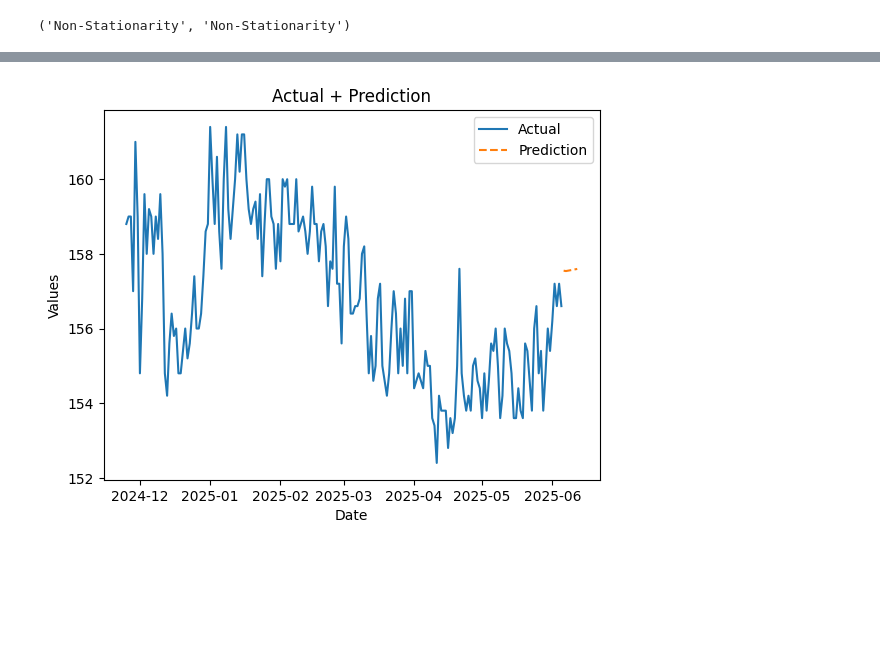
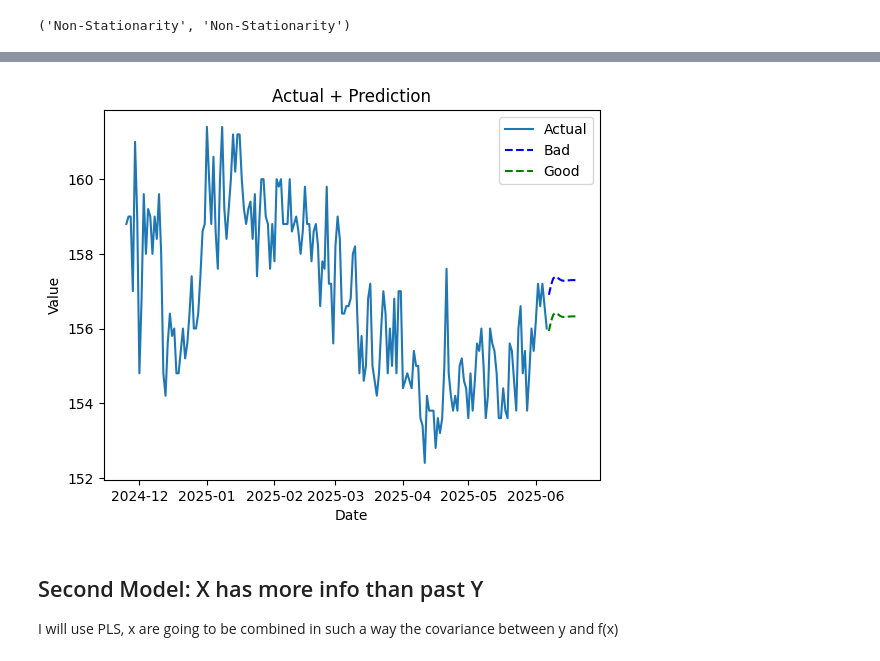
Before and after one commit to danielrferreira/weight_control, a Jupyter notebook: forecast_model/analysis.ipynb, the cells around one changed output, grey strips where cells are left out. Saved outputs shown, nothing was run; the diff lists cells and outputs as text; code cells hidden in the pictures; blank space fills up the shorter version.

```diff
--- a/forecast_model/analysis.ipynb
+++ b/forecast_model/analysis.ipynb
@@ -93,7 +111,6 @@ Warnings:
 # %%
-future_steps = 7
-# first_pred_date = df.index.max()+pd.Timedelta(days=1)
-# future_dates = pd.date_range(start=first_pred_date, periods=future_steps, freq="D")
+future_steps = 14
 x_bad = np.full(future_steps, 0.25)
 x_good = np.full(future_steps, 0.75)
-prediction = model2.get_forecast(steps=future_steps, exog=x_bad).predicted_mean
+prediction_bad = model1.get_forecast(steps=future_steps, exog=x_bad).predicted_mean
+prediction_good = model1.get_forecast(steps=future_steps, exog=x_good).predicted_mean
@@ -111,4 +117,7 @@ Freq: D, Name: predicted_mean, dtype: float64
-# %%
-sf.plot_forecast(y,prediction)
-# %% [output]
-[figure, removed]
+# %%
+sf.compare_predictions(y,[prediction_bad,prediction_good],['Bad','Good'])
+# %% [output]
+[figure, added]
+# %% [markdown]
+## Second Model: X has more info than past Y
+I will use PLS, x are going to be combined in such a way the covariance between y and f(x)
```
Also changed, not shown: parts of 23 cells of this notebook, 1 other file.
